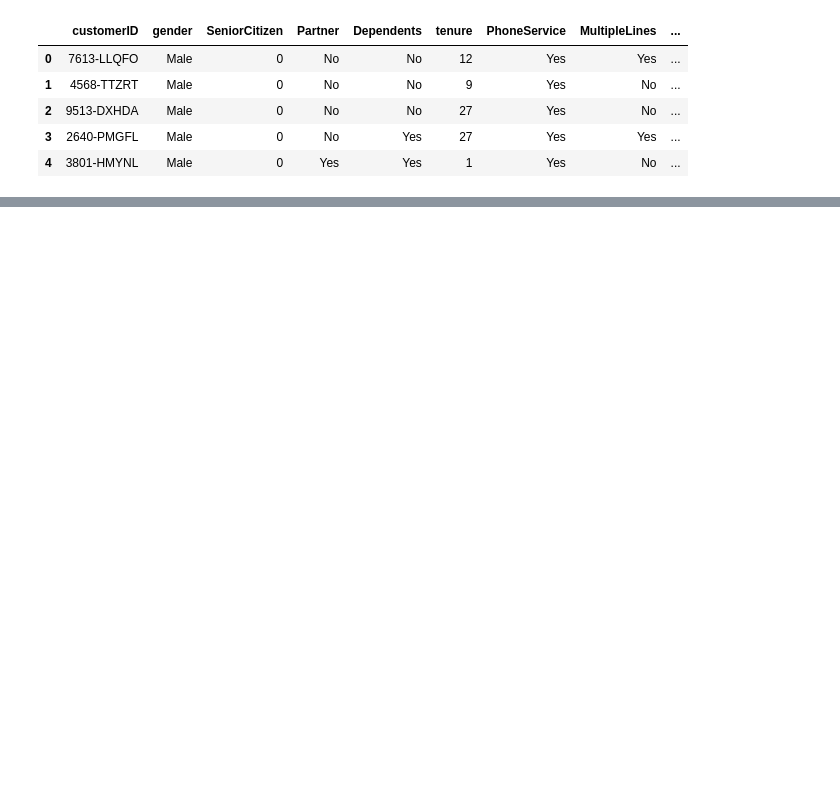
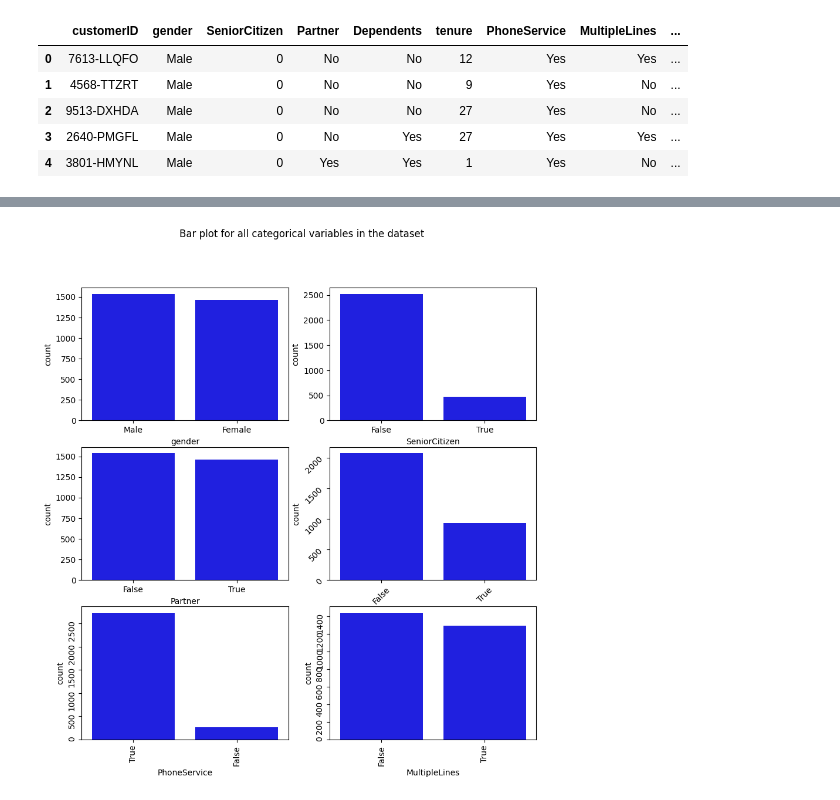
Before and after one commit to Marlon-were/Customer_Churn_Analysis, a Jupyter notebook: churn.ipynb, the cells around one changed output, grey strips where cells are left out. Drawn from its saved outputs; the diff is of its cells as text; code cells hidden in the pictures; blank space fills up the shorter version.

```diff
--- a/churn.ipynb
+++ b/churn.ipynb
@@ -85,0 +219,20 @@ df_test.head()
+# %%
+fig, axes = plt.subplots(3, 2, figsize = (10, 10))
+fig.suptitle('Bar plot for all categorical variables in the dataset')
+sns.countplot(ax = axes[0, 0], x = 'gender', data = data_set1, color = 'blue',
+              order = data_set1['gender'].value_counts().index);
+sns.countplot(ax = axes[0, 1], x = 'SeniorCitizen', data = data_set1, color = 'blue',
+              order = data_set1['SeniorCitizen'].value_counts().index);
+sns.countplot(ax = axes[1, 0], x = 'Partner', data = data_set1, color = 'blue',
+              order = data_set1['Partner'].value_counts().index);
+sns.countplot(ax = axes[1, 1], x = 'Dependents', data = data_set1, color = 'blue',
+              order = data_set1['Dependents'].value_counts().index);
+sns.countplot(ax = axes[2, 0], x = 'PhoneService', data = data_set1, color = 'blue',
+              order = data_set1['PhoneService'].head(20).value_counts().index);
+sns.countplot(ax = axes[2, 1], x = 'MultipleLines', data = data_set1, color = 'blue',
+              order = data_set1['MultipleLines'].head(20).value_counts().index);
+axes[1][1].tick_params(labelrotation=45);
+axes[2][0].tick_params(labelrotation=90);
+axes[2][1].tick_params(labelrotation=90);
+# %% [output]
+[figure, added]
```
Also changed, not shown: parts of 34 cells of this notebook.
